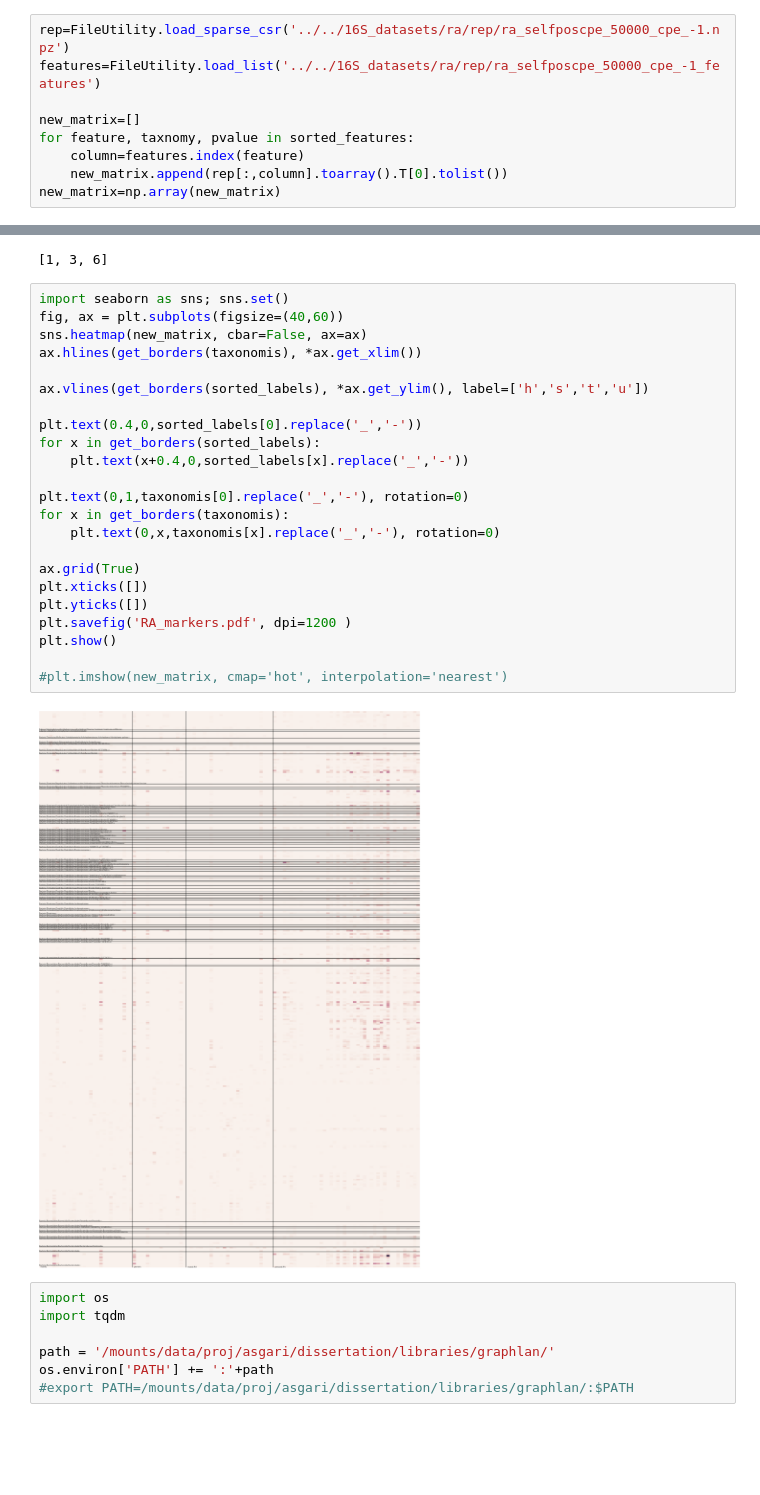
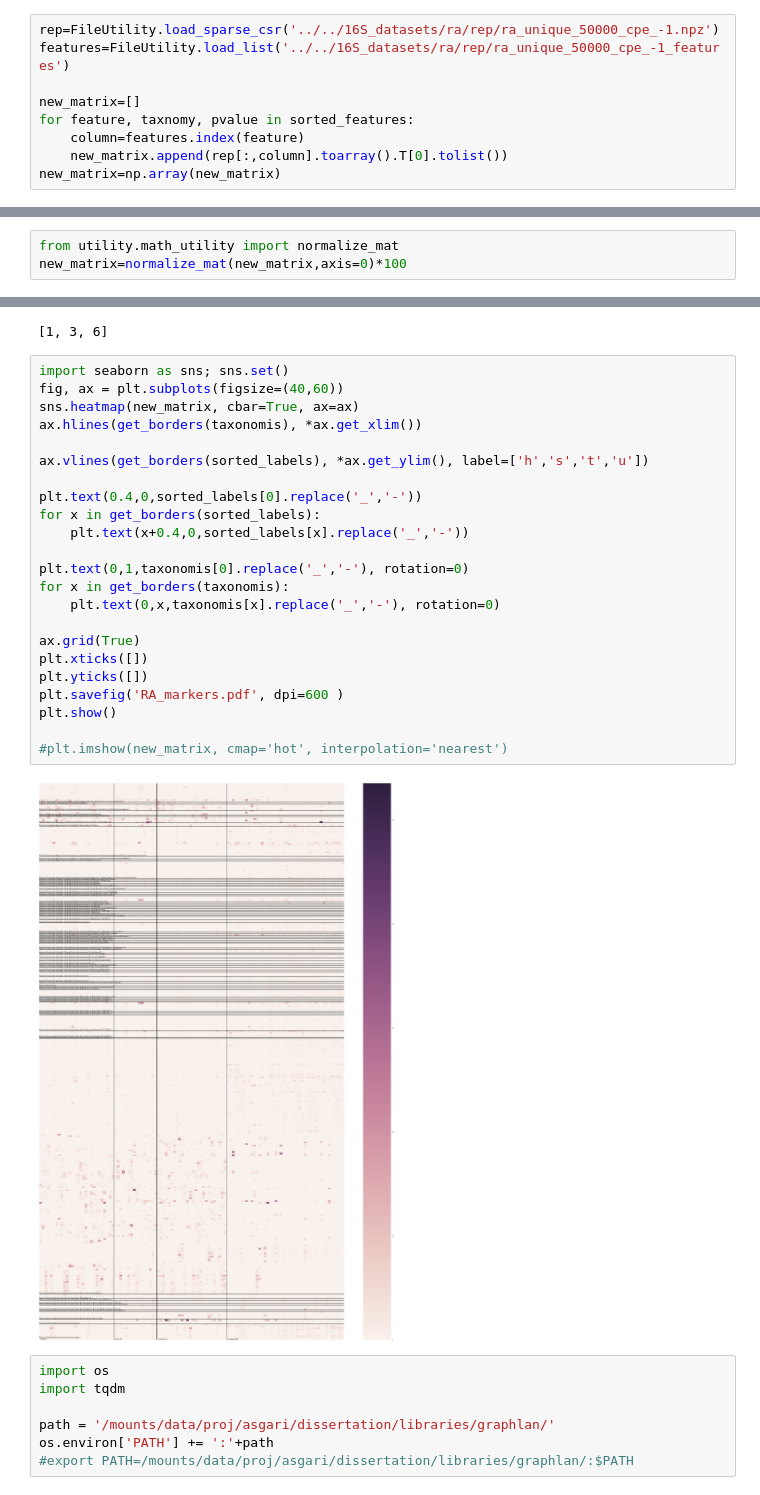
Before and after one commit to ehsanasgari/DiTaxa, a Jupyter notebook: notebook/RA.ipynb, the cells around one changed output, grey strips where cells are left out. Cells and saved outputs as stored; diff of their text form; blank space fills up the shorter version.

```diff
--- a/notebook/RA.ipynb
+++ b/notebook/RA.ipynb
@@ -252,8 +252,8 @@ taxonmies.count('ZZZNOVEL')
 # %% [output]
 7
 # %%
-rep=FileUtility.load_sparse_csr('../../16S_datasets/ra/rep/ra_selfposcpe_50000_cpe_-1.npz')
-features=FileUtility.load_list('../../16S_datasets/ra/rep/ra_selfposcpe_50000_cpe_-1_features')
+rep=FileUtility.load_sparse_csr('../../16S_datasets/ra/rep/ra_unique_50000_cpe_-1.npz')
+features=FileUtility.load_list('../../16S_datasets/ra/rep/ra_unique_50000_cpe_-1_features')
 
 new_matrix=[]
 for feature, taxnomy, pvalue in sorted_features:
@@ -272,6 +272,9 @@ labels_idx=argsort(labels)
 sorted_labels=[labels[idx] for idx in labels_idx]
 # %%
 new_matrix=new_matrix[:,labels_idx]
+# %%
+from utility.math_utility import normalize_mat
+new_matrix=normalize_mat(new_matrix,axis=0)*100
 # %%
 import seaborn as sns; sns.set()
 def create_mat_plot(mat, axis_x, axis_y, title, filename, xlab, ylab, cmap='inferno', filetype='pdf', rx=0, ry=0, font_s=10, annot=True):
@@ -326,28 +378,28 @@ get_borders([1,2,2,3,3,3,4,4])
 # %%
 import seaborn as sns; sns.set()
 fig, ax = plt.subplots(figsize=(40,60))
-sns.heatmap(new_matrix, cbar=False, ax=ax)
+sns.heatmap(new_matrix, cbar=True, ax=ax)
 ax.hlines(get_borders(taxonomis), *ax.get_xlim())
 
 ax.vlines(get_borders(sorted_labels), *ax.get_ylim(), label=['h','s','t','u'])
 
 plt.text(0.4,0,sorted_labels[0].replace('_','-'))
 for x in get_borders(sorted_labels):
     plt.text(x+0.4,0,sorted_labels[x].replace('_','-'))
 
 plt.text(0,1,taxonomis[0].replace('_','-'), rotation=0)
 for x in get_borders(taxonomis):
     plt.text(0,x,taxonomis[x].replace('_','-'), rotation=0)
 
 ax.grid(True)
 plt.xticks([])
 plt.yticks([])
-plt.savefig('RA_markers.pdf', dpi=1200 )
+plt.savefig('RA_markers.pdf', dpi=600 )
 plt.show()
 
 #plt.imshow(new_matrix, cmap='hot', interpolation='nearest')
 # %% [output]
-[figure, old version]
+[figure, new version]
 # %%
 import os
 import tqdm
```
Also changed, not shown: parts of 1 cell of this notebook, 9 other files.
